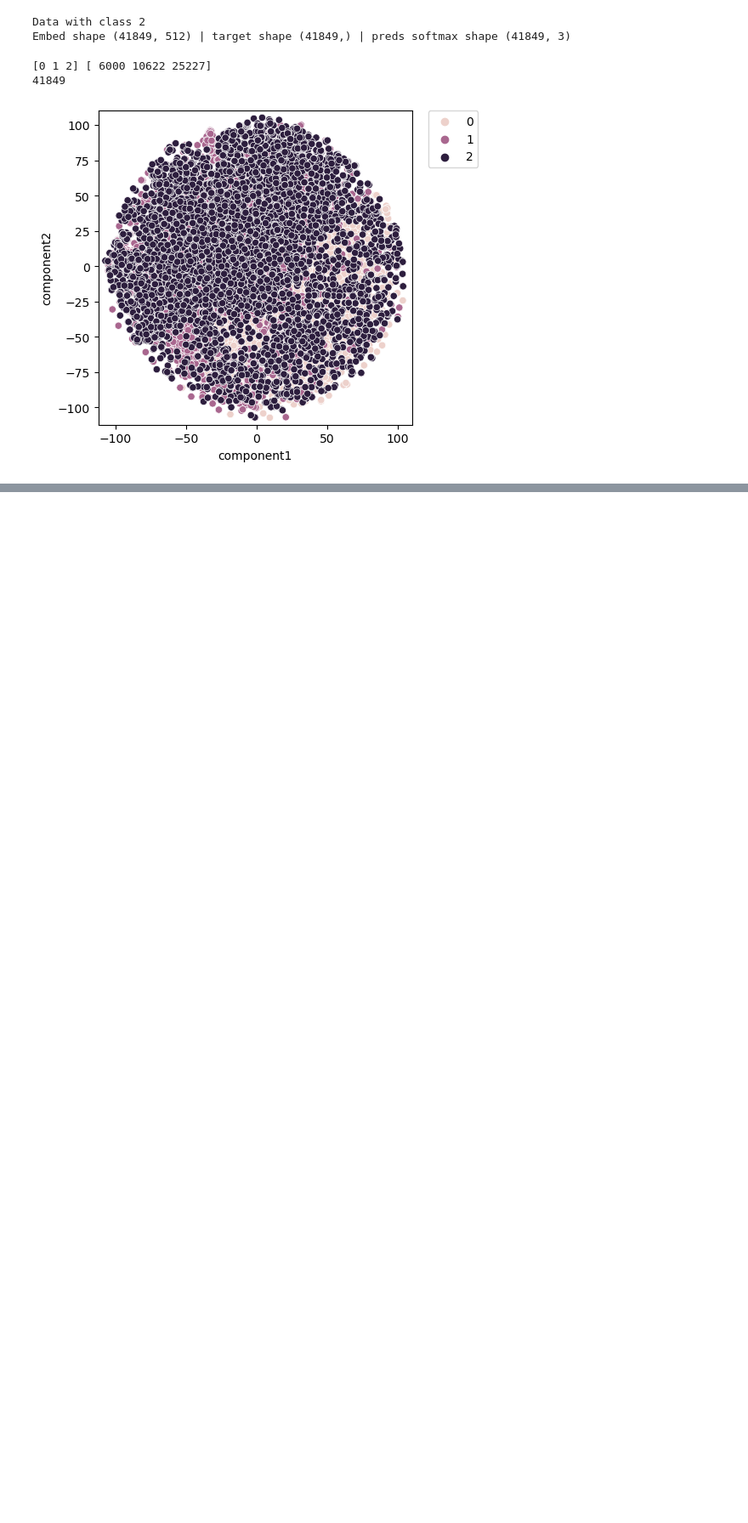
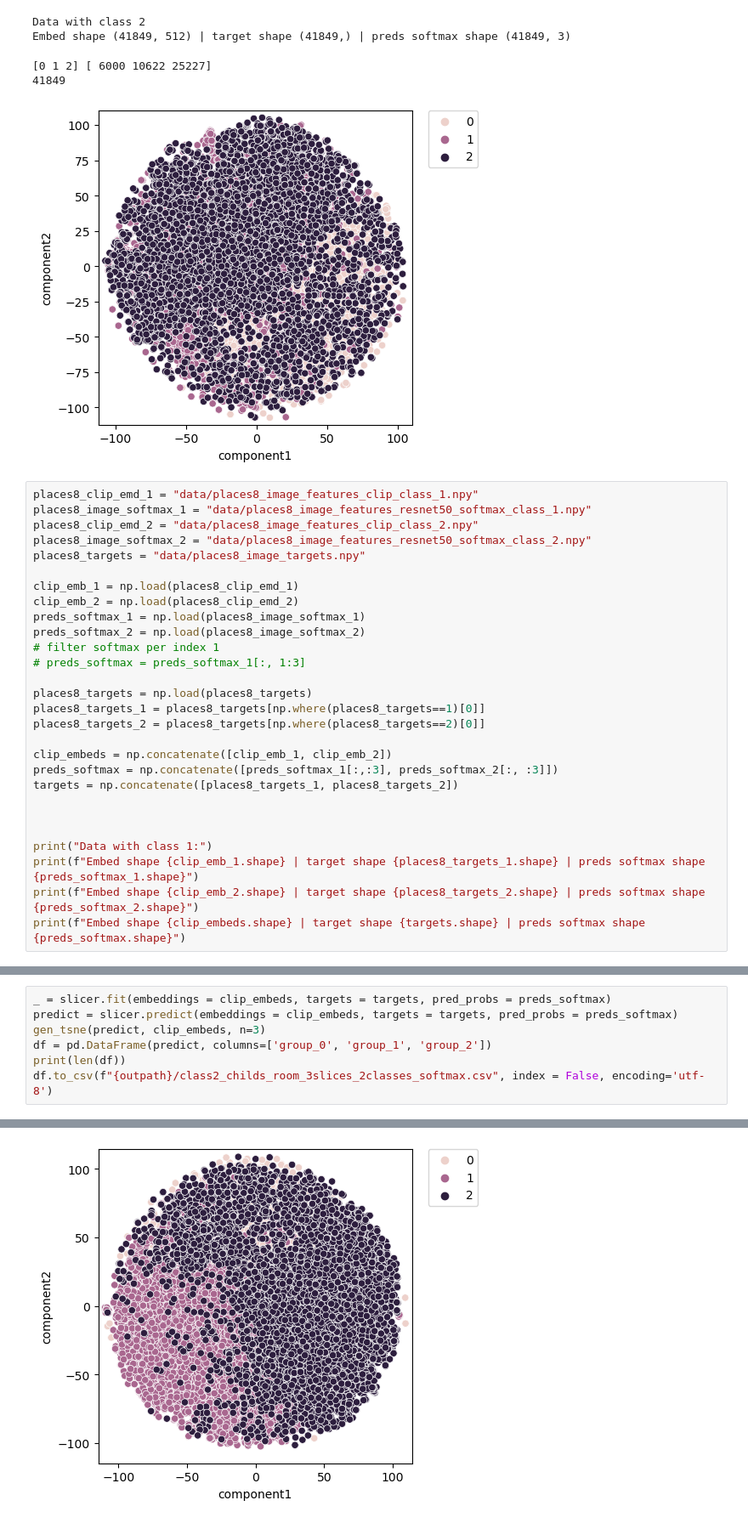
Before and after one commit to andisantos/domino, a Jupyter notebook: domino_slicer-2classes.ipynb, the cells around one changed output, grey strips where cells are left out. Shown at 85% size. Saved outputs shown, nothing was run; the diff lists cells and outputs as text; blank space fills up the shorter version.

```diff
--- a/domino_slicer-2classes.ipynb
+++ b/domino_slicer-2classes.ipynb
@@ -153,3 +145,31 @@ Embed shape (41849, 512) | target shape (41849,) | preds softmax shape (41849, 3
 [0 1 2] [ 6000 10622 25227]
 41849
 [figure]
+# %%
+places8_clip_emd_1 = "data/places8_image_features_clip_class_1.npy"
+places8_image_softmax_1 = "data/places8_image_features_resnet50_softmax_class_1.npy"
+places8_clip_emd_2 = "data/places8_image_features_clip_class_2.npy"
+places8_image_softmax_2 = "data/places8_image_features_resnet50_softmax_class_2.npy"
+places8_targets = "data/places8_image_targets.npy"
+
+clip_emb_1 = np.load(places8_clip_emd_1)
+clip_emb_2 = np.load(places8_clip_emd_2)
+preds_softmax_1 = np.load(places8_image_softmax_1)
+preds_softmax_2 = np.load(places8_image_softmax_2)
+# filter softmax per index 1
+# preds_softmax = preds_softmax_1[:, 1:3]
+
+places8_targets = np.load(places8_targets)
+places8_targets_1 = places8_targets[np.where(places8_targets==1)[0]]
+places8_targets_2 = places8_targets[np.where(places8_targets==2)[0]]
+
+clip_embeds = np.concatenate([clip_emb_1, clip_emb_2])
+preds_softmax = np.concatenate([preds_softmax_1[:,:3], preds_softmax_2[:, :3]])
+targets = np.concatenate([places8_targets_1, places8_targets_2])
+
+
+
+print("Data with class 1:")
+print(f"Embed shape {clip_emb_1.shape} | target shape {places8_targets_1.shape} | preds softmax shape {preds_softmax_1.shape}")
+print(f"Embed shape {clip_emb_2.shape} | target shape {places8_targets_2.shape} | preds softmax shape {preds_softmax_2.shape}")
+print(f"Embed shape {clip_embeds.shape} | target shape {targets.shape} | preds softmax shape {preds_softmax.shape}")
@@ -155,0 +181,8 @@ Embed shape (41849, 512) | target shape (41849,) | preds softmax shape (41849, 3
+# %%
+_ = slicer.fit(embeddings = clip_embeds, targets = targets, pred_probs = preds_softmax)
+predict = slicer.predict(embeddings = clip_embeds, targets = targets, pred_probs = preds_softmax)
+gen_tsne(predict, clip_embeds, n=3)
+df = pd.DataFrame(predict, columns=['group_0', 'group_1', 'group_2'])
+print(len(df))
+df.to_csv(f"{outpath}/class2_childs_room_3slices_2classes_softmax.csv", index = False, encoding='utf-8')
+# %% [output]
@@ -155,0 +191 @@ Embed shape (41849, 512) | target shape (41849,) | preds softmax shape (41849, 3
+[figure, added]
```
Also changed, not shown: parts of 6 cells of this notebook, 4 other files.
